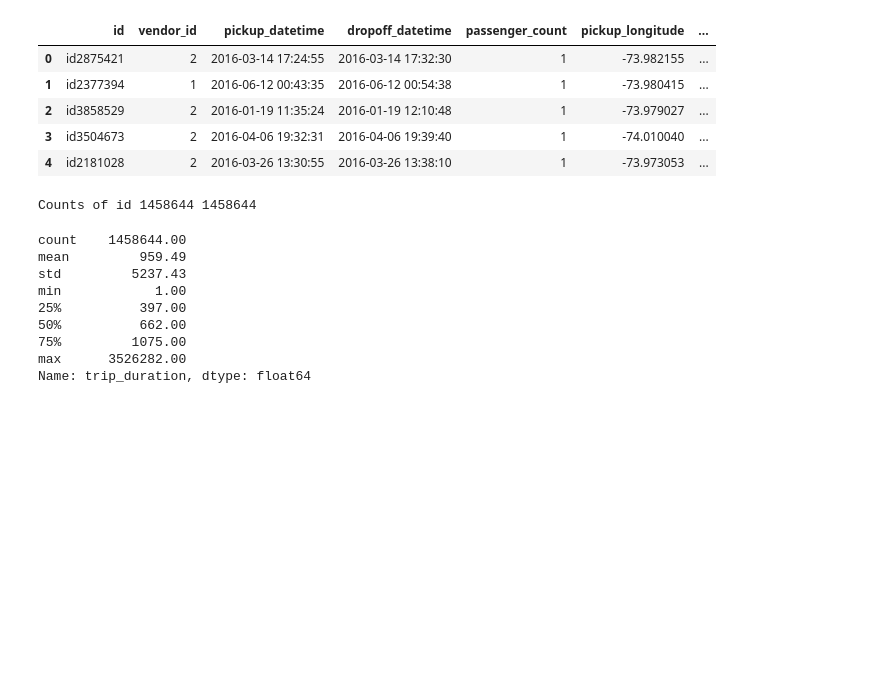
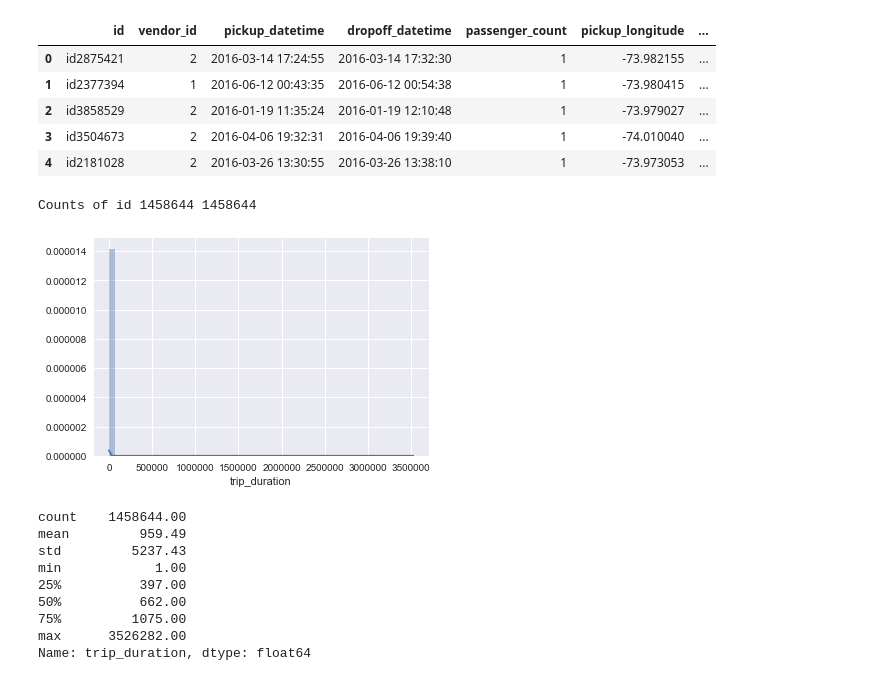
Before and after one commit to krai20-zz/kaggle_competitions, a Jupyter notebook: nyc_taxi_trip_duration/notebooks/explore.ipynb, the cells around one changed output. Cells and saved outputs as stored; diff of their text form; code cells hidden in the pictures; blank space fills up the shorter version.

```diff
--- a/nyc_taxi_trip_duration/notebooks/explore.ipynb
+++ b/nyc_taxi_trip_duration/notebooks/explore.ipynb
@@ -48,3 +67,10 @@ df['dist_kms'] = df.apply(haversine, axis=1)
+# %%
+# trip duration distribution
+sns.distplot(df['trip_duration'])
+# plt.xlim(-10, 8000)
+plt.show()
+# %% [output]
+[figure, added]
 # %%
 df['trip_duration'].describe().round(2)
 # %% [output]
```
Also changed, not shown: parts of 5 cells of this notebook, 4 other files.
